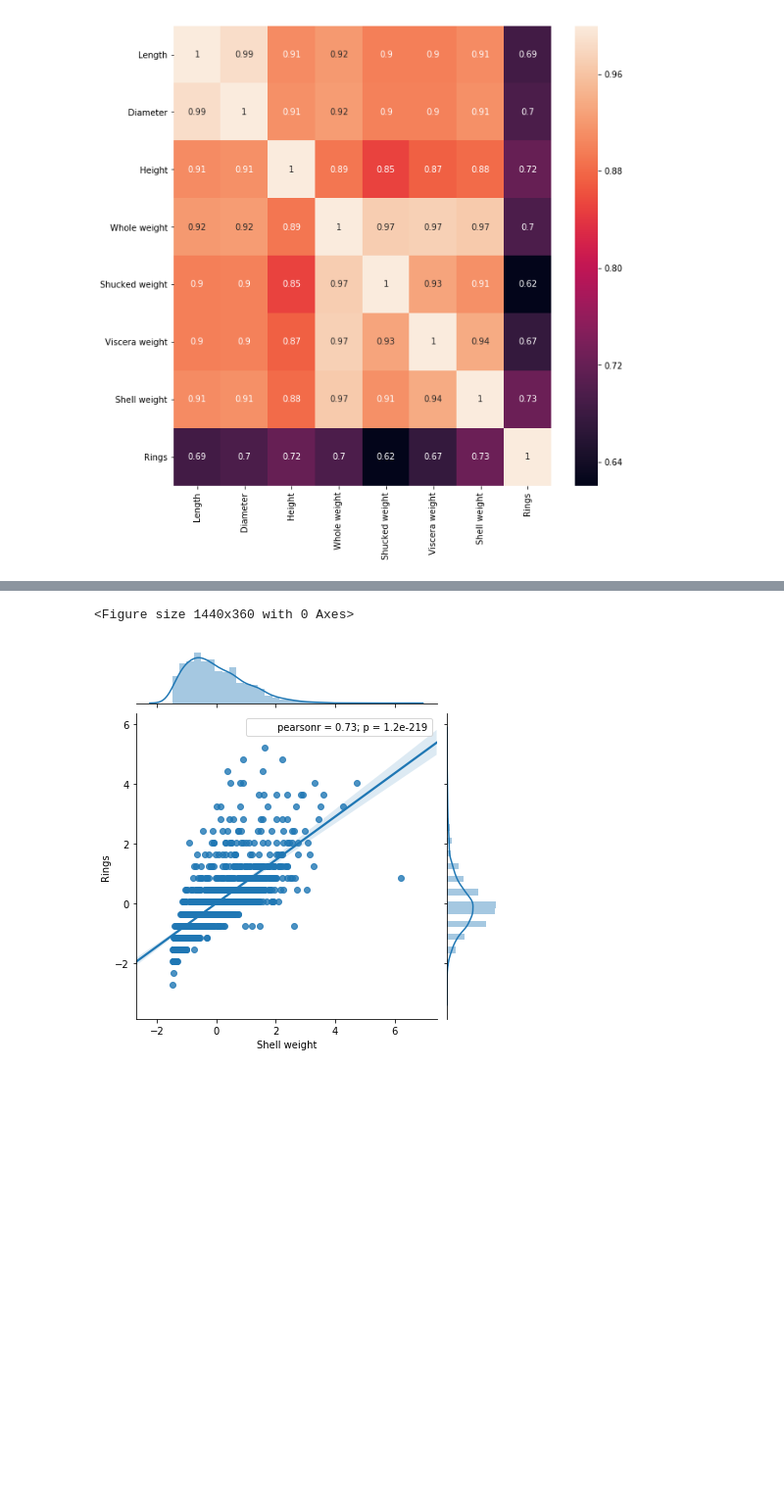
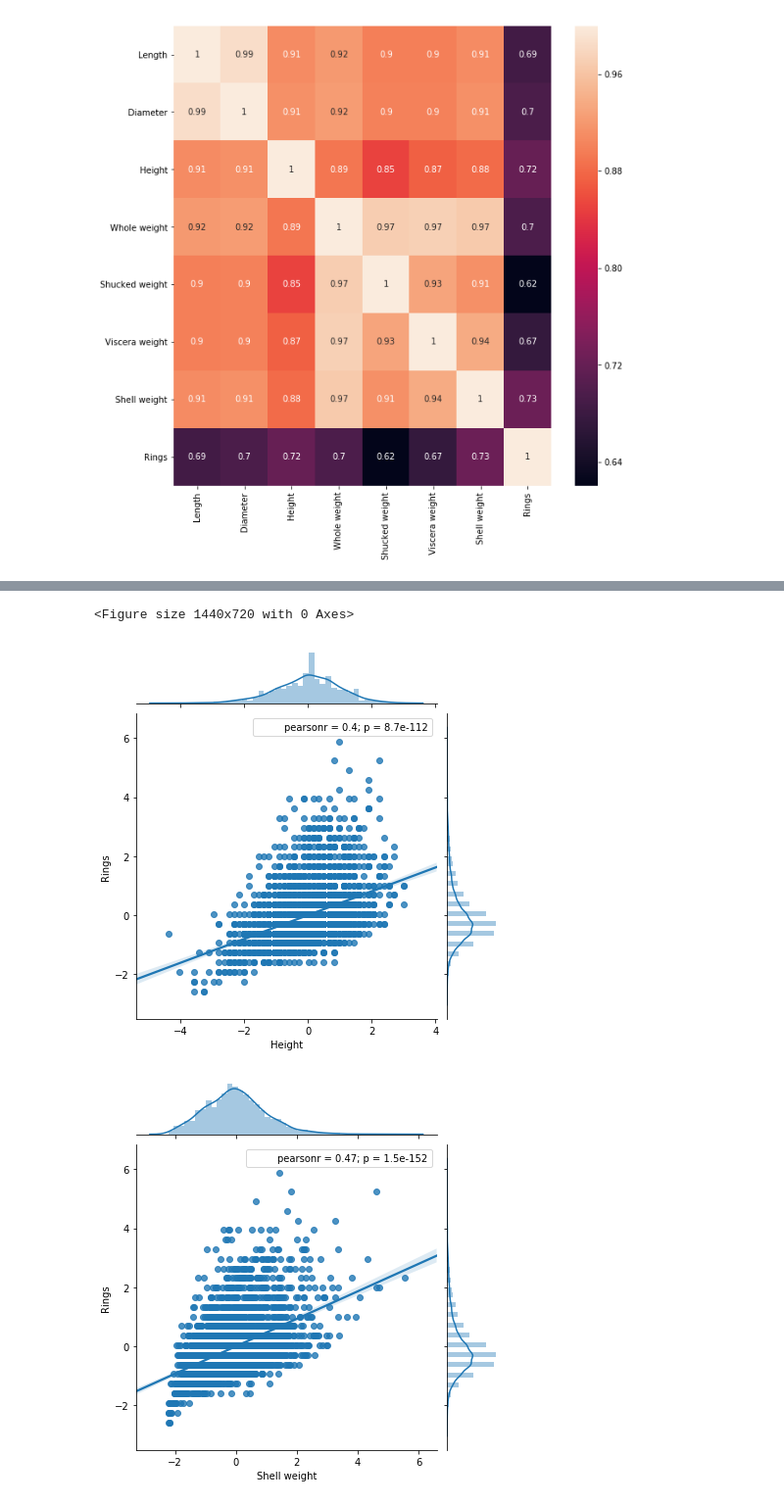
Before and after one commit to rodolfo-mendes/abalone, a Jupyter notebook: exploratory-data-analysis.ipynb, the cells around one changed output, grey strips where cells are left out. Shown at 98% size. Drawn from its saved outputs; the diff is of its cells as text; code cells hidden in the pictures; blank space fills up the shorter version.

```diff
--- a/exploratory-data-analysis.ipynb
+++ b/exploratory-data-analysis.ipynb
@@ -12,6 +14,17 @@ import warnings
 warnings.filterwarnings('ignore')
 
 %matplotlib inline
+# %%
+def standardize(df):
+    ''' Returns an standardized copy of the dataframe.'''
+
+    std_df = df.copy()
+
+    for col in df.columns:
+        if is_numeric_dtype(std_df[col]):
+            std_df[col] = (std_df[col] - std_df[col].mean()) / std_df[col].std()
+
+    return std_df
 # %%
 abalone = pd.read_csv('data/abalone.data', sep=',')
 abalone.head()
@@ -204,6 +224,11 @@ for col in cols:
 # %%
+i_abalone_std = standardize(i_abalone)
+
 plt.figure(figsize=(20, 5))
+
 _ = sns.jointplot(data=i_abalone_std, x='Height', y='Rings', kind='reg')
+_ = sns.jointplot(data=i_abalone_std, x='Shell weight', y='Rings', kind='reg')
+_ = sns.jointplot(data=i_abalone_std, x='Shell weight', y='Height', kind='reg')
 # %% [output]
 <Figure size 1440x360 with 0 Axes>
 [figure]
@@ -210,6 +243,12 @@ _ = sns.jointplot(data=i_abalone_std, x='Height', y='Rings', kind='reg')
 # %%
-plt.figure(figsize=(20, 5))
-_ = sns.jointplot(data=i_abalone_std, x='Shell weight', y='Rings', kind='reg')
+a_abalone_std = standardize(a_abalone)
+
+plt.figure(figsize=(20, 10))
+
+_ = sns.jointplot(data=a_abalone_std, x='Height', y='Rings', kind='reg')
+_ = sns.jointplot(data=a_abalone_std, x='Shell weight', y='Rings', kind='reg')
+_ = sns.jointplot(data=i_abalone_std, x='Shell weight', y='Height', kind='reg')
 # %% [output]
-<Figure size 1440x360 with 0 Axes>
+<Figure size 1440x720 with 0 Axes>
-[figure, old version]
+[figure, new version]
+[figure, added]
```
Also changed, not shown: parts of 26 cells of this notebook.
